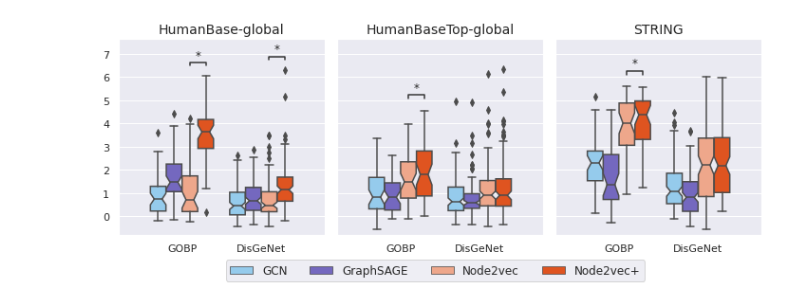
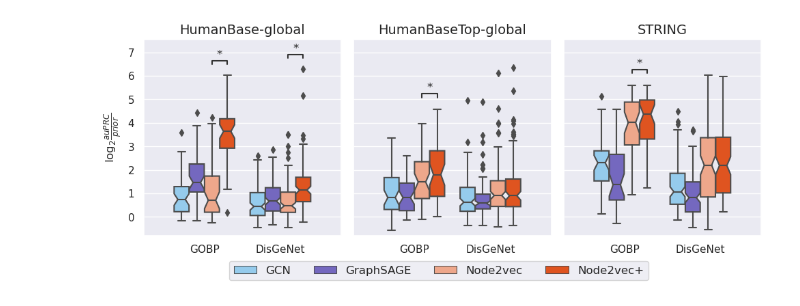
Before and after one commit to krishnanlab/node2vecplus_benchmarks, a Jupyter notebook: plot/gene_classification_plots.ipynb, the cells around one changed output. Cells and saved outputs as stored; diff of their text form; code cells hidden in the pictures.

```diff
--- a/plot/gene_classification_plots.ipynb
+++ b/plot/gene_classification_plots.ipynb
@@ -62,31 +62,32 @@ def get_stat_annot(group, method_list):
 # %%
 fig, axes = plt.subplots(1, 3, figsize=(10, 4), sharex=True, sharey='row')
 
 for network, group in result_df.groupby('Network'):
     network_idx = network_list.index(network)
     ax = axes[network_idx]
 
     sns.boxplot(data=group, order=dataset_list, x='Dataset',
                 y='Testing score', palette=color_dict, hue='Method',
                 hue_order=method_list, notch=True, ax=ax)
 
     pval_list, box_pair_list = get_stat_annot(group, n2v_method_list)
     if len(pval_list) > 0:
         add_stat_annotation(ax, data=group, x='Dataset', y='Testing score',
                             order=dataset_list, hue='Method', hue_order=method_list,
                             verbose=0, perform_stat_test=False, box_pairs=box_pair_list,
                             loc='inside', pvalue_thresholds=pvt, pvalues=pval_list)
 
     ax.set_xlabel('')
     ax.set_ylabel('')
     ax.get_legend().remove()
     ax.set_title(network, fontsize=14)
+axes[0].set_ylabel(r"$\log_2 \frac{auPRC}{prior}$")
 plt.tight_layout()
 
 plt.subplots_adjust(bottom=0.18)
 axes[1].legend(bbox_to_anchor=(1.52, -0.1), ncol=4, fontsize=12)
 # plt.savefig("fig_bio_nc_eval.png", dpi=300) # uncomment to save
 
 plt.show()
 # %% [output]
-[figure, old version]
+[figure, new version]
```
Also changed, not shown: 1 other file.
